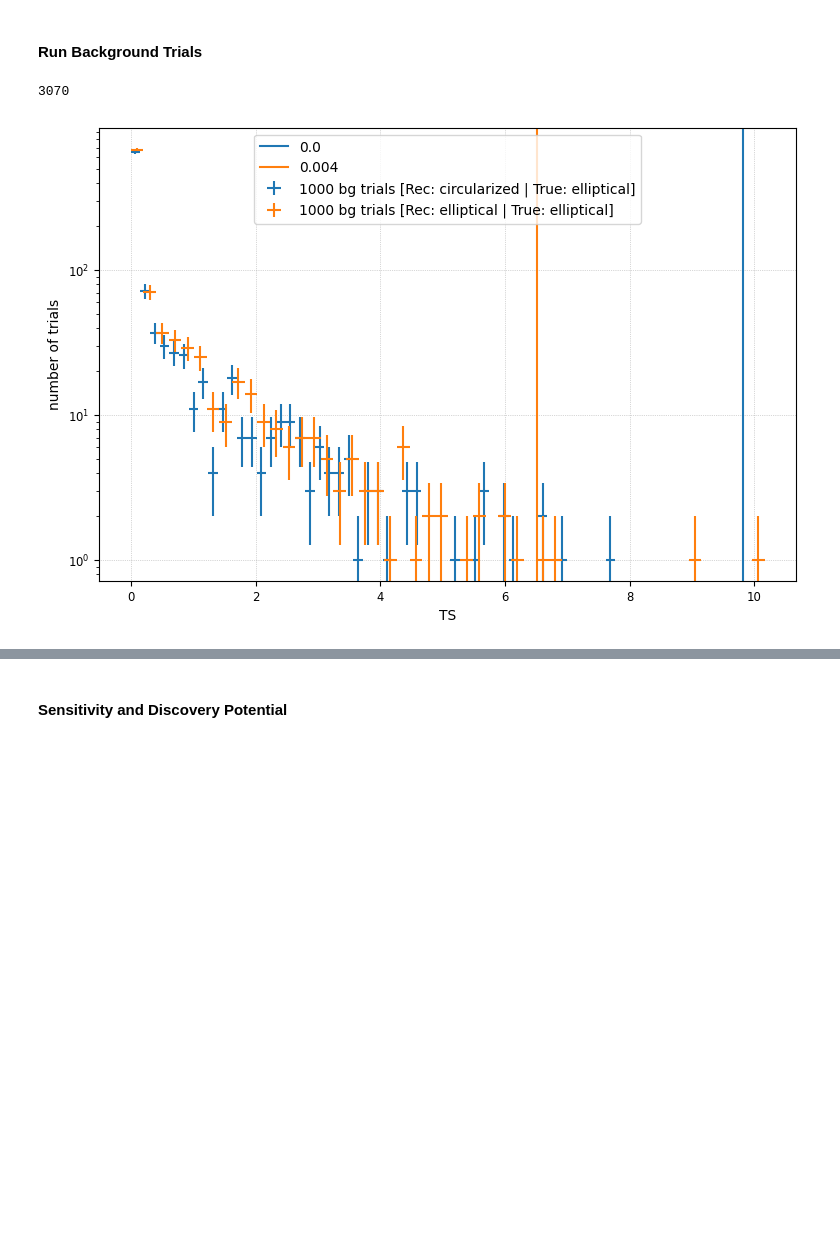
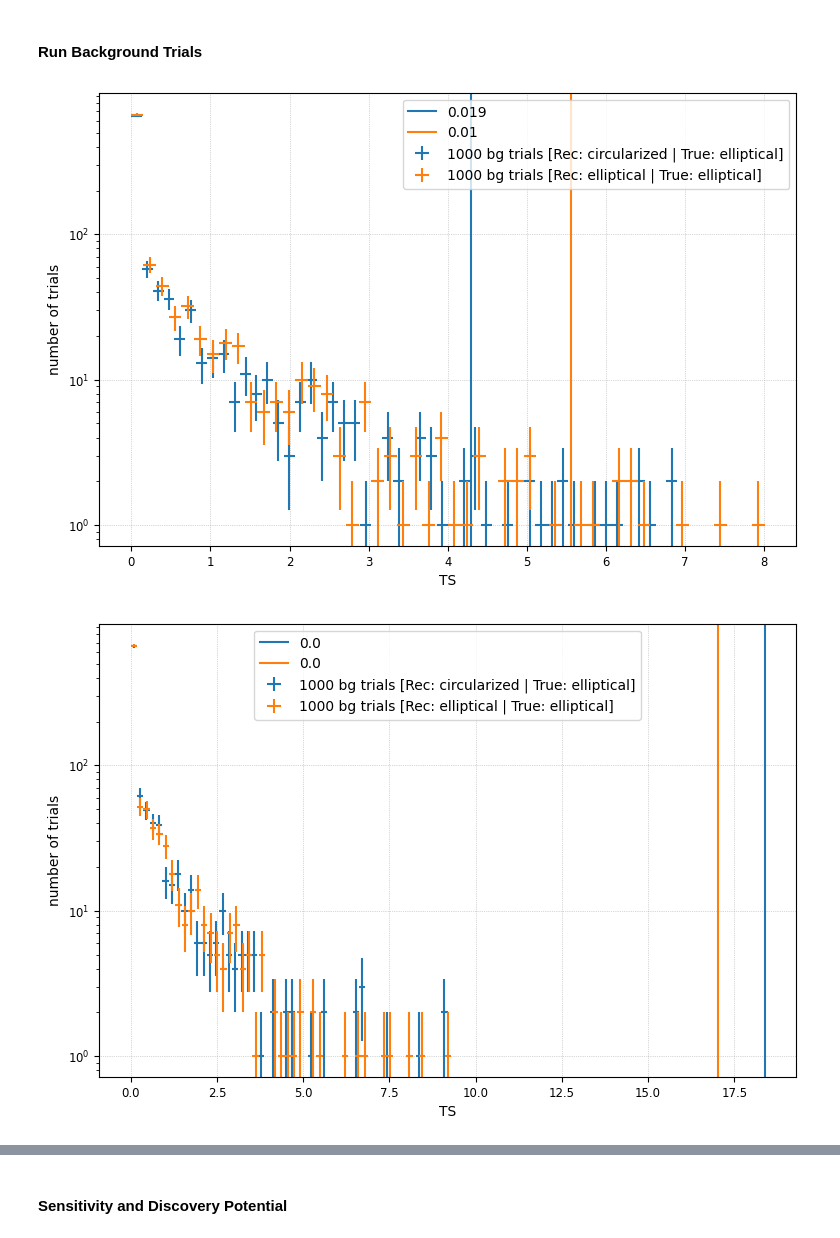
Before and after one commit to ssclafani949/DNNCascade, a Jupyter notebook: notebooks/pdf_construction/asymmetric_uncertainty_contours.ipynb, the cells around one changed output, grey strips where cells are left out. Saved outputs shown, nothing was run; the diff lists cells and outputs as text; code cells hidden in the pictures; blank space fills up the shorter version.

```diff
--- a/notebooks/pdf_construction/asymmetric_uncertainty_contours.ipynb
+++ b/notebooks/pdf_construction/asymmetric_uncertainty_contours.ipynb
@@ -658,11 +658,16 @@ get_ts(evts, cfg=cfg_circularized, template=template)
 cpus = 15
 n_points = 100
 n_trials = 100
+scramble = True
+n_sig_lo = 0
+n_sig_up = 1000
 
+ss=SeedSequence(seed)
+child_seeds = ss.generate_state(n_trials)
 res_dict = {}
 
 for cfg_name, cfg_j in cfg_dict.items():
-    n_sig_vals = np.linspace(0, 300, n_points)
+    n_sig_vals = np.linspace(n_sig_lo, n_sig_up, n_points)
     ntrue = np.empty((n_points, n_trials))
     ntrue[:] = n_sig_vals[..., np.newaxis]
     ns = np.empty((n_points, n_trials))
@@ -670,7 +675,7 @@ for cfg_name, cfg_j in cfg_dict.items():
 
     for i, n_sig in tqdm(enumerate(n_sig_vals), total=n_points):
         ts_i, ns_i, ns_true, ts_sig, ns_sig = run_trials(n_trials=n_trials, n_sig=n_sig, cfg=cfg_j,
-                                                   template=template, seed=i, cpus=cpus, scramble=True)
+                                                   template=template, seed=child_seeds[i], cpus=cpus, scramble=scramble)
         ns[i] = ns_sig
         ts[i] = ts_sig
 
@@ -716,34 +721,38 @@ class TrialRunner(cy.trial.TrialRunner):
 # %% [markdown]
 #### Run Background Trials
 # %%
-n_trials = 1000
-n_sig = 200
-seed=drng.integers(10000)
-print(seed)
-#seed=5733
-bg_dict = {}
-for cfg_name, cfg in cfg_dict.items():
-    tr = TrialRunner(cfg=cfg, template=template)
-    trials = tr.get_many_fits(n_trials=n_trials, seed=seed, n_sig=n_sig, verbose=True, scramble=True)
-    bg_dict[cfg_name] = trials
+def generate_trials(n_trials=1000, n_sig=200):
+    seed=drng.integers(10000)
+    bg_dict = {}
+    for cfg_name, cfg in cfg_dict.items():
+        tr = TrialRunner(cfg=cfg, template=template)
+        trials = tr.get_many_fits(n_trials=n_trials, seed=seed, n_sig=n_sig, verbose=True, scramble=True)
+        bg_dict[cfg_name] = trials
+    return seed, bg_dict
+
+
+def plot_tsd(bg_dict):
+    fig, ax = plt.subplots(figsize=(9, 6))
+    color_cycler = get_color_cycler()
+
+    for cfg_name, bg_trials in bg_dict.items():
+        bgts = bg_trials.ts
+        bg = cy.dists.TSD(values=bgts)
+        color = next(color_cycler)
+    #     med_sg = np.median(sg_dict[cfg_name].ts)
+        med_sg = np.median(bg_trials.ts_sig)
+        plt.axvline(med_sg, color=color, label=f'{len(bgts[bgts>med_sg])/len(bgts)}')
+        plot_bkg_trials(
+            bg, fig=fig, ax=ax,
+            color=color,
+            label='{} bg trials' + ' [{}]'.format(cfg_name),
+        )
+    ax.set_yscale('log')
+    return fig
-# %% [output]
-3070
 # %%
-fig, ax = plt.subplots(figsize=(9, 6))
-color_cycler = get_color_cycler()
-
-for cfg_name, bg_trials in bg_dict.items():
-    bgts = bg_trials.ts
-    bg = cy.dists.TSD(values=bgts)
-    color = next(color_cycler)
-#     med_sg = np.median(sg_dict[cfg_name].ts)
-    med_sg = np.median(bg_trials.ts_sig)
-    plt.axvline(med_sg, color=color, label=f'{len(bgts[bgts>med_sg])/len(bgts)}')
-    plot_bkg_trials(
-        bg, fig=fig, ax=ax,
-        color=color,
-        label='{} bg trials' + ' [{}]'.format(cfg_name),
-    )
-ax.set_yscale('log')
+for i in range(10):
+    seed, bg_dict = generate_trials()
+    fig = plot_tsd(bg_dict)
 # %% [output]
-[figure, old version]
+[figure, new version]
+[figure, added]
```
Also changed, not shown: parts of 4 cells of this notebook.
